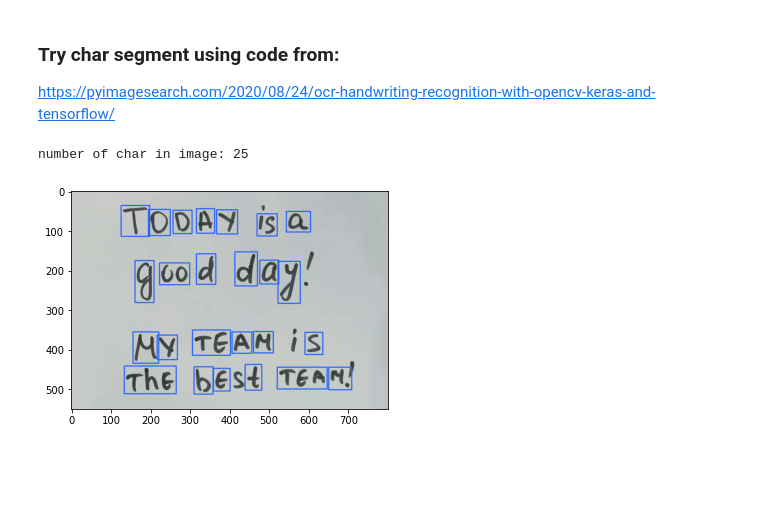
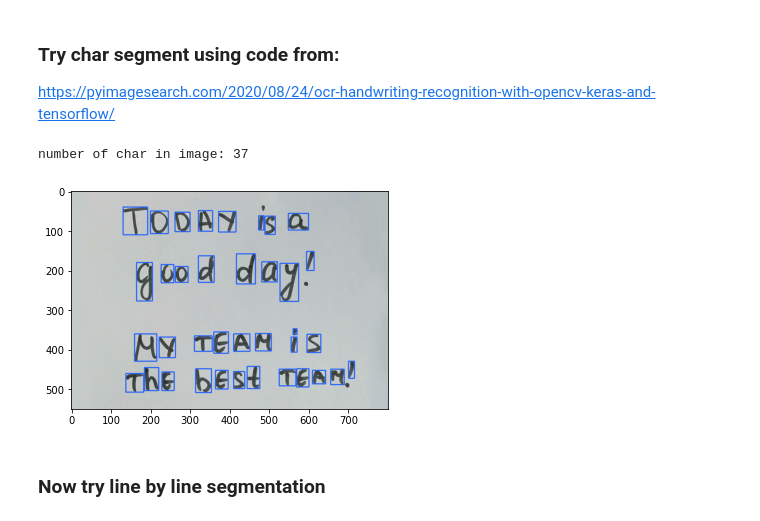
Before and after one commit to srikar-pasumarthy/optimal-character-recognition, a Jupyter notebook: Preprocessing_Final_Project.ipynb, the cells around one changed output. Saved outputs shown, nothing was run; the diff lists cells and outputs as text; code cells hidden in the pictures; blank space fills up the shorter version.

Commit message:
Fixed character segmentation

```diff
--- a/Preprocessing_Final_Project.ipynb
+++ b/Preprocessing_Final_Project.ipynb
@@ -90,47 +90,3 @@ plt.imshow(img3);
 # %% [markdown]
 ### Try char segment using code from:
 https://pyimagesearch.com/2020/08/24/ocr-handwriting-recognition-with-opencv-keras-and-tensorflow/
-# %%
-import cv2
-#x,y,w,h = cv2.boundingRect(sorted_contours_lines[1])
-#image = img2[y:y+h,x:x+w,:]
-image = cv2.imread("text.png")
-image = cv2.fastNlMeansDenoisingColored(image,None,10,10,7,21)
-gray = cv2.cvtColor(image,cv2.COLOR_BGR2GRAY)
-
-res,thresh = cv2.threshold(gray,150,255,cv2.THRESH_BINARY_INV) #threshold
-kernel = cv2.getStructuringElement(cv2.MORPH_CROSS,(3,3))
-
-dilated = cv2.dilate(thresh,kernel,iterations = 5)
-
-contours, hierarchy = cv2.findContours(dilated,cv2.RETR_EXTERNAL,cv2.CHAIN_APPROX_NONE)
-
-coord = []
-for contour in contours:
-    [x,y,w,h] = cv2.boundingRect(contour)
-    if h>300 and w>300:
-        continue
-    if h<40 or w<40:
-        continue
-    coord.append((x,y,w,h))
-
-coord.sort(key=lambda tup:tup[0]) # if the image has only one sentence sort in one axis
-
-count = 0
-for cor in coord:
-    [x,y,w,h] = cor
-    t = image[y:y+h,x:x+w,:]
-    #uncomment to generate pngs
-    #cv2.imwrite(str(count)+".png",t)
-    count += 1
-print("number of char in image:", count)
-
-for cor in coord:
-
-    x,y,w,h = cor
-    cv2.rectangle(image, (x,y), (x+w, y+h), (40, 100, 250), 2)
-
-plt.imshow(image);
-# %% [output]
-number of char in image: 25
-[figure, removed]
@@ -136,0 +162,26 @@ number of char in image: 25
+# %%
+# extract the bounding box locations and padded characters
+boxes = [b[1] for b in chars]
+chars = np.array([c[0] for c in chars], dtype="float32")
+# %%
+boxes.sort(key=lambda tup:(tup[0]) )
+count = 0
+for box in boxes:
+    [x,y,w,h] = box
+    t = image[y:y+h,x:x+w,:]
+    #cv2.imwrite(str(count)+".png",t)
+    count += 1
+print("number of char in image:", count)
+# %% [output]
+number of char in image: 37
+# %%
+for box in boxes:
+
+    x,y,w,h = box
+    cv2.rectangle(image, (x,y), (x+w, y+h), (40, 100, 250), 2)
+
+plt.imshow(image);
+# %% [output]
+[figure, added]
+# %% [markdown]
+### Now try line by line segmentation
```
Also changed, not shown: parts of 4 cells of this notebook.
